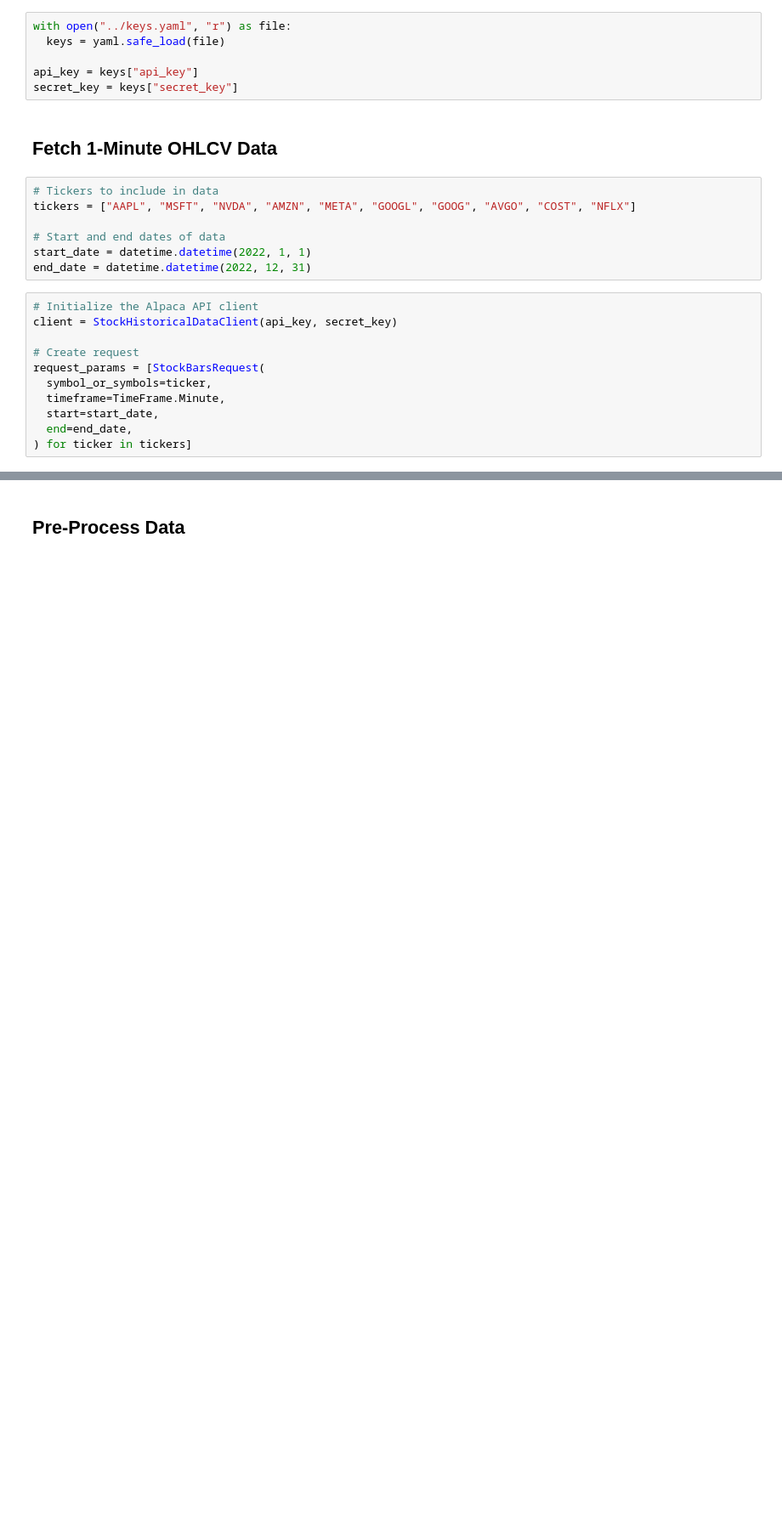
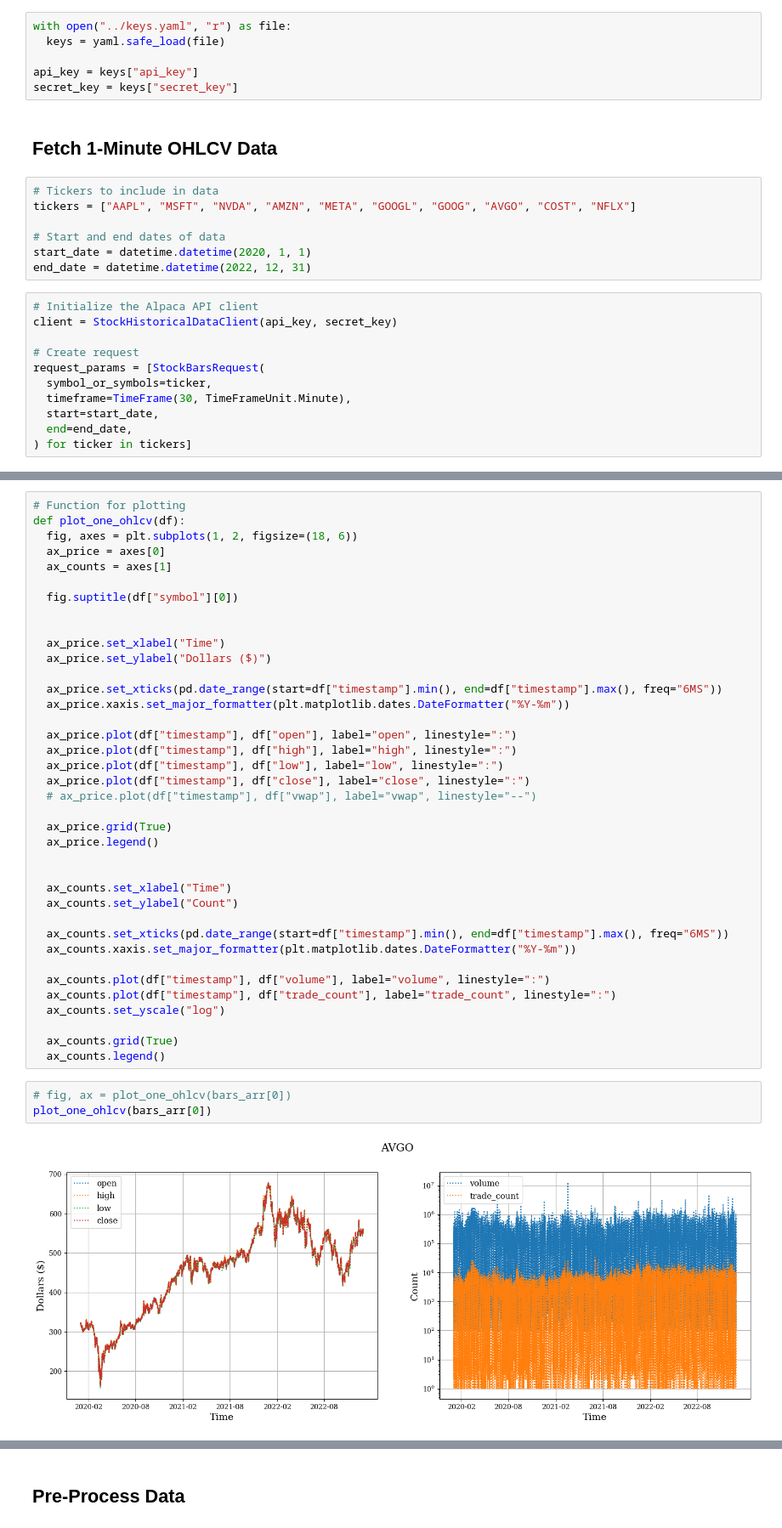
Before and after one commit to josephsbuck98/finance-stock-models, a Jupyter notebook: nasdaq.ipynb, the cells around one changed output, grey strips where cells are left out. Shown at 85% size. Drawn from its saved outputs; the diff is of its cells as text; blank space fills up the shorter version.

Commit message:
Visualization updates.

```diff
--- a/nasdaq.ipynb
+++ b/nasdaq.ipynb
@@ -52,7 +59,7 @@ secret_key = keys["secret_key"]
 tickers = ["AAPL", "MSFT", "NVDA", "AMZN", "META", "GOOGL", "GOOG", "AVGO", "COST", "NFLX"]
 
 # Start and end dates of data
-start_date = datetime.datetime(2022, 1, 1)
+start_date = datetime.datetime(2020, 1, 1)
 end_date = datetime.datetime(2022, 12, 31)
 # %%
 # Initialize the Alpaca API client
@@ -61,7 +68,7 @@ client = StockHistoricalDataClient(api_key, secret_key)
 # Create request
 request_params = [StockBarsRequest(
   symbol_or_symbols=ticker,
-  timeframe=TimeFrame.Minute,
+  timeframe=TimeFrame(30, TimeFrameUnit.Minute),
   start=start_date,
   end=end_date,
 ) for ticker in tickers]
@@ -81,0 +111,43 @@ else:
+# %%
+# Function for plotting
+def plot_one_ohlcv(df):
+  fig, axes = plt.subplots(1, 2, figsize=(18, 6))
+  ax_price = axes[0]
+  ax_counts = axes[1]
+
+  fig.suptitle(df["symbol"][0])
+
+
+  ax_price.set_xlabel("Time")
+  ax_price.set_ylabel("Dollars ($)")
+
+  ax_price.set_xticks(pd.date_range(start=df["timestamp"].min(), end=df["timestamp"].max(), freq="6MS"))
+  ax_price.xaxis.set_major_formatter(plt.matplotlib.dates.DateFormatter("%Y-%m"))
+
+  ax_price.plot(df["timestamp"], df["open"], label="open", linestyle=":")
+  ax_price.plot(df["timestamp"], df["high"], label="high", linestyle=":")
+  ax_price.plot(df["timestamp"], df["low"], label="low", linestyle=":")
+  ax_price.plot(df["timestamp"], df["close"], label="close", linestyle=":")
+  # ax_price.plot(df["timestamp"], df["vwap"], label="vwap", linestyle="--")
+
+  ax_price.grid(True)
+  ax_price.legend()
+
+
+  ax_counts.set_xlabel("Time")
+  ax_counts.set_ylabel("Count")
+
+  ax_counts.set_xticks(pd.date_range(start=df["timestamp"].min(), end=df["timestamp"].max(), freq="6MS"))
+  ax_counts.xaxis.set_major_formatter(plt.matplotlib.dates.DateFormatter("%Y-%m"))
+
+  ax_counts.plot(df["timestamp"], df["volume"], label="volume", linestyle=":")
+  ax_counts.plot(df["timestamp"], df["trade_count"], label="trade_count", linestyle=":")
+  ax_counts.set_yscale("log")
+
+  ax_counts.grid(True)
+  ax_counts.legend()
+# %%
+# fig, ax = plot_one_ohlcv(bars_arr[0])
+plot_one_ohlcv(bars_arr[0])
+# %% [output]
+[figure, added]
```
Also changed, not shown: parts of 12 cells of this notebook.
